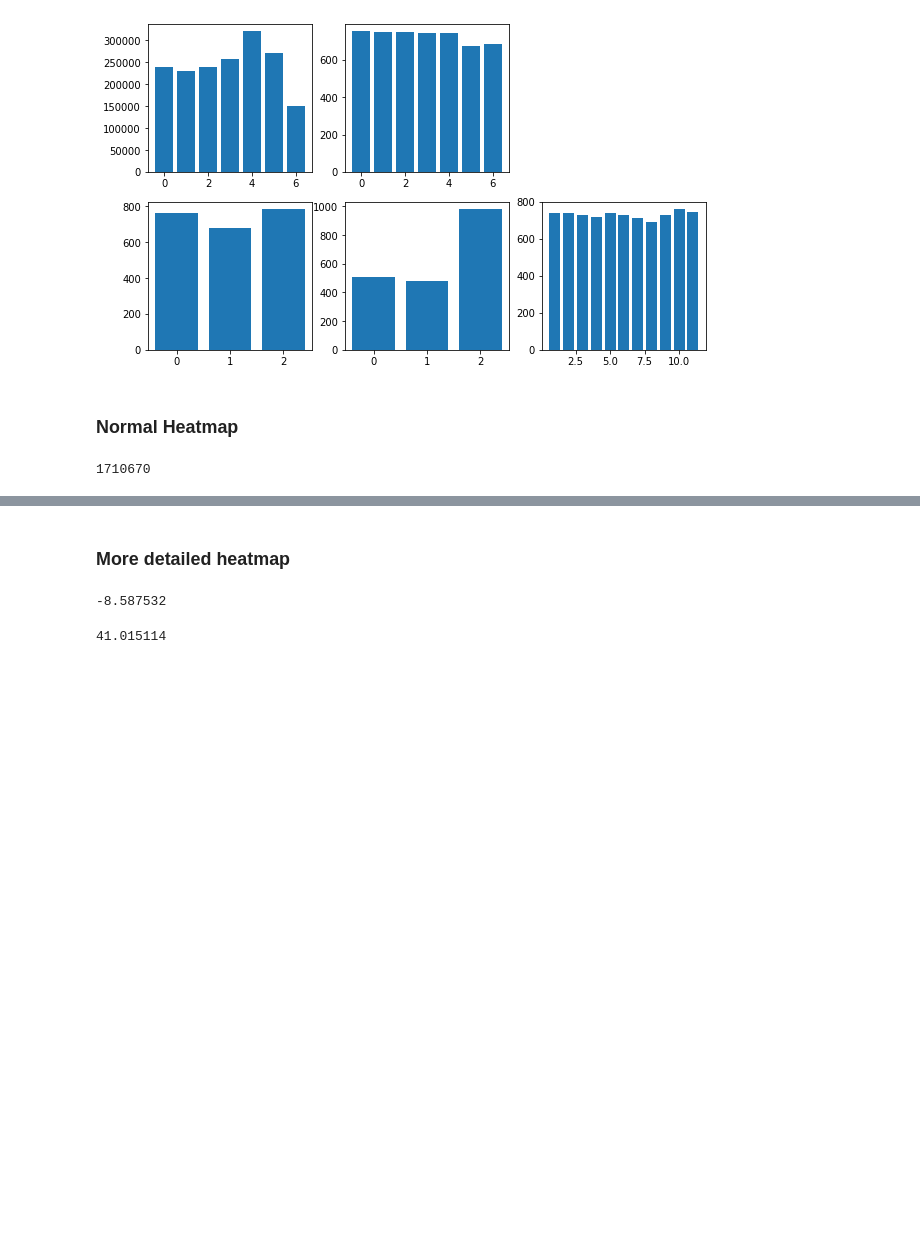
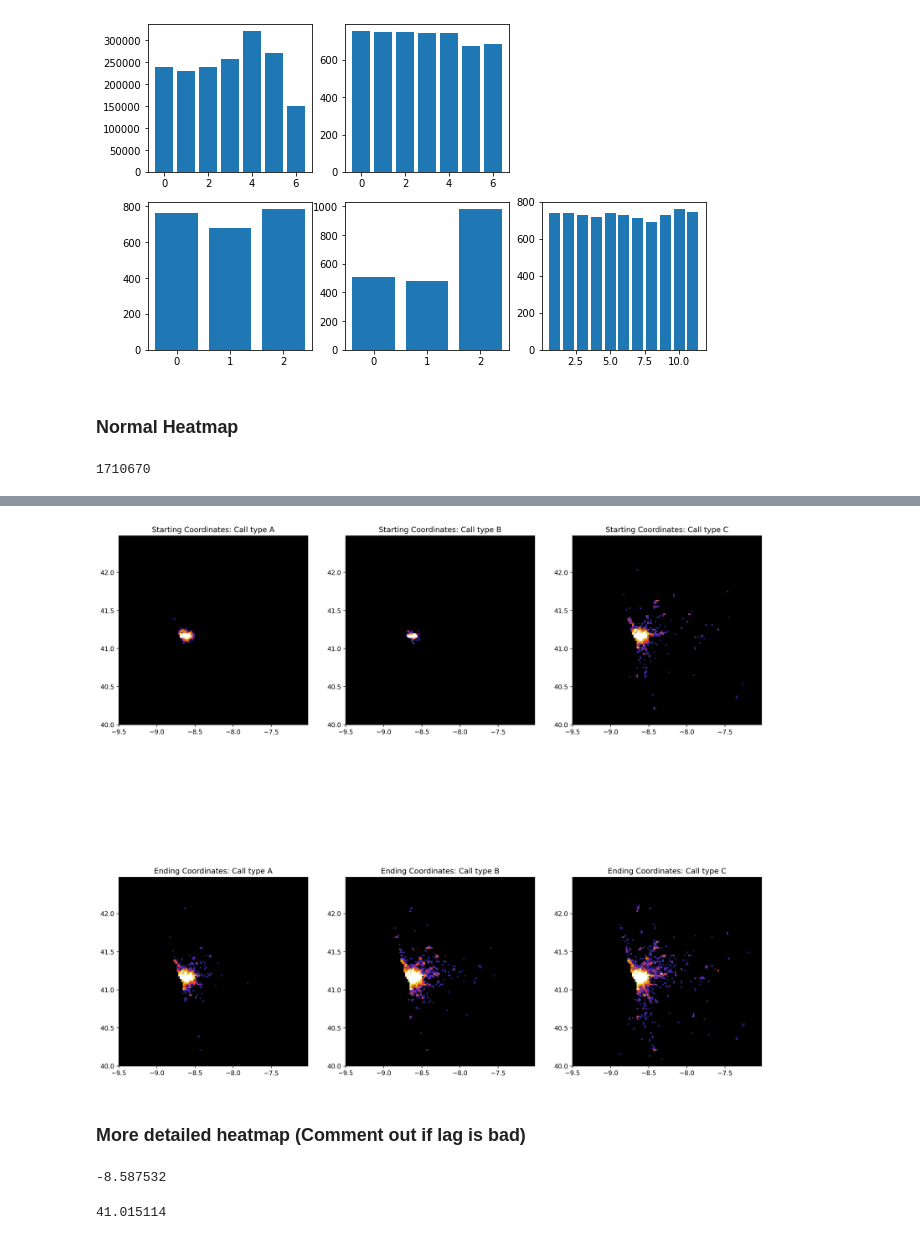
Before and after one commit to benjxia/CSE-151B-KAGGLE, a Jupyter notebook: data_analysis/analysis.ipynb, the cells around one changed output, grey strips where cells are left out. Cells and saved outputs as stored; diff of their text form; code cells hidden in the pictures; blank space fills up the shorter version.

```diff
--- a/data_analysis/analysis.ipynb
+++ b/data_analysis/analysis.ipynb
@@ -136,5 +143,45 @@ plt.show()
+# %%
+fig: plt.Figure = plt.figure()
+plt.rcParams["figure.figsize"] = (10,20)
+fig.set_size_inches(18.5, 18.5)
+fig.set_dpi(300)
+# fig.set_size_inches(12, 12)
+
+ax1: plt.Axes = fig.add_subplot(2, 3, 1, aspect="equal")
+ax1.set_title("Starting Coordinates: Call type A")
+ax1.set_facecolor("black")
+ax1.hist2d(start_coords[df["CALL_TYPE"] == "A", 0], start_coords[df["CALL_TYPE"] == "A", 1], bins=[np.arange(-9.5, -7, bucket_interval),np.arange(40, 42.5, bucket_interval)], norm=LogNorm(vmax=500, clip=True), cmap="CMRmap")
+
+ax4: plt.Axes = fig.add_subplot(2, 3, 4, aspect="equal")
+ax4.set_title("Ending Coordinates: Call type A")
+ax4.set_facecolor("black")
+ax4.hist2d(end_coords[df["CALL_TYPE"] == "A", 0], end_coords[df["CALL_TYPE"] == "A", 1], bins=[np.arange(-9.5, -7, bucket_interval),np.arange(40, 42.5, bucket_interval)], norm=LogNorm(vmax=500, clip=True), cmap="CMRmap")
+
+ax2: plt.Axes = fig.add_subplot(2, 3, 2, aspect="equal")
+ax2.set_title("Starting Coordinates: Call type B")
+ax2.set_facecolor("black")
+ax2.hist2d(start_coords[df["CALL_TYPE"] == "B", 0], start_coords[df["CALL_TYPE"] == "B", 1], bins=[np.arange(-9.5, -7, bucket_interval),np.arange(40, 42.5, bucket_interval)], norm=LogNorm(vmax=500, clip=True), cmap="CMRmap")
+
+ax5: plt.Axes = fig.add_subplot(2, 3, 5, aspect="equal")
+ax5.set_title("Ending Coordinates: Call type B")
+ax5.set_facecolor("black")
+ax5.hist2d(end_coords[df["CALL_TYPE"] == "B", 0], end_coords[df["CALL_TYPE"] == "B", 1], bins=[np.arange(-9.5, -7, bucket_interval),np.arange(40, 42.5, bucket_interval)], norm=LogNorm(vmax=500, clip=True), cmap="CMRmap")
+
+ax3: plt.Axes = fig.add_subplot(2, 3, 3, aspect="equal")
+ax3.set_title("Starting Coordinates: Call type C")
+ax3.set_facecolor("black")
+ax3.hist2d(start_coords[df["CALL_TYPE"] == "C", 0], start_coords[df["CALL_TYPE"] == "C", 1], bins=[np.arange(-9.5, -7, bucket_interval),np.arange(40, 42.5, bucket_interval)], norm=LogNorm(vmax=500, clip=True), cmap="CMRmap")
+
+ax6: plt.Axes = fig.add_subplot(2, 3, 6, aspect="equal")
+ax6.set_title("Ending Coordinates: Call type C")
+ax6.set_facecolor("black")
+ax6.hist2d(end_coords[df["CALL_TYPE"] == "C", 0], end_coords[df["CALL_TYPE"] == "C", 1], bins=[np.arange(-9.5, -7, bucket_interval),np.arange(40, 42.5, bucket_interval)], norm=LogNorm(vmax=500, clip=True), cmap="CMRmap")
+
+plt.show()
+# %% [output]
+[figure, added]
 # %% [markdown]
-### More detailed heatmap
+### More detailed heatmap (Comment out if lag is bad)
 # %%
 # import folium
 # from folium.plugins import HeatMap
```
Also changed, not shown: parts of 3 cells of this notebook, 8 other files.
